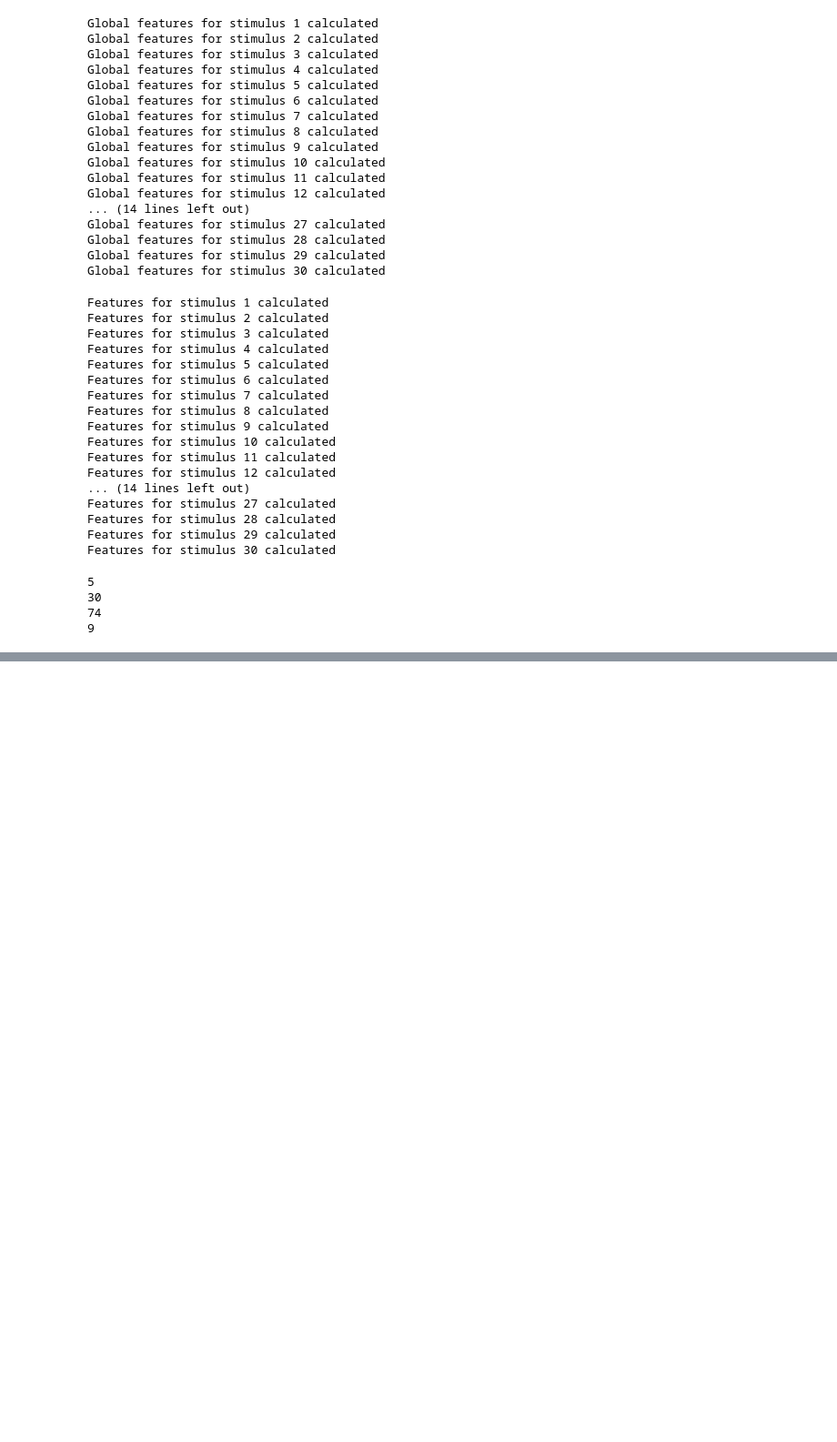
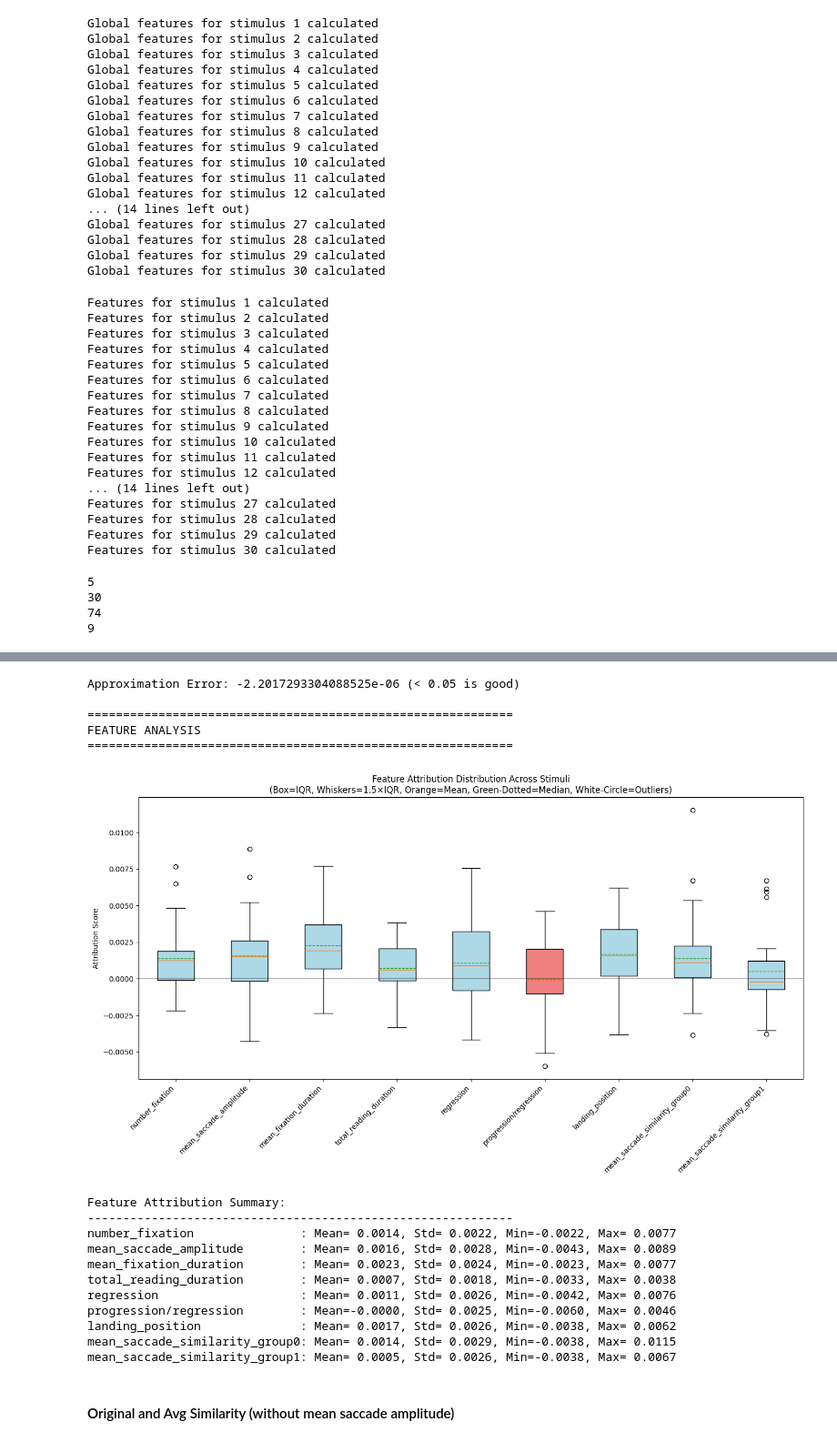
Before and after one commit to nicofilippucci/PyEyeSim, a Jupyter notebook: Notebooks/GrazDataVisualization2_Graz_cosine.ipynb, the cells around one changed output, grey strips where cells are left out. Shown at 91% size. Cells and saved outputs as stored; diff of their text form; code cells hidden in the pictures; blank space fills up the shorter version.

```diff
--- a/Notebooks/GrazDataVisualization2_Graz_cosine.ipynb
+++ b/Notebooks/GrazDataVisualization2_Graz_cosine.ipynb
@@ -785,0 +901,10 @@ print(len(test_Vals[0][0])) # 9 test subjects
+# %%
+def vectorize(SimAndFeatureVals, subj, stim, vec):
+    vector_roi = np.zeros((len(subj), 11))
+    for s, subj_id in enumerate(subj):
+        # add general features
+        Features = GlobalFeature_array[stim][subj_id]
+
+    if vec.size != 0:
+        vector_roi = np.append(vector_roi, vec, axis=1)
+    return vector_roi
@@ -976,0 +1398,63 @@ def vectorize(SimAndFeatureVals, subj, stim, vec):
+# %%
+feature_names = [
+    "number_fixation",
+    "mean_saccade_amplitude",
+    "mean_fixation_duration",
+    "total_reading_duration",
+    "regression",
+    "progression/regression",
+    "landing_position",
+    "mean_saccade_similarity_group0",
+    "mean_saccade_similarity_group1",
+]
+num_stimuli = 30
+attributions = []
+errors = []
+
+for i in range(len(results)):
+    input_tensor = results[i]['X_test']
+    target_class = results[i]['y_test']
+
+    att, err = explain_prediction(results[i]['model'], input_tensor, target_class)
+    attributions.append(att.squeeze().cpu().detach().numpy())
+    errors.append(err.cpu().numpy())
+
+# Average across folds
+attributions = np.array(attributions)
+attributions = attributions.mean(axis=0)  # Average across folds if needed
+
+if len(attributions.shape) > 1:
+    attributions = np.mean(attributions, axis=0)  # Average across subjects if needed
+
+# Reshape to get attribution matrix (features x stimuli)
+attribution_matrix = attributions.reshape(len(feature_names), num_stimuli)
+
+print(f"Approximation Error: {np.mean(errors)} (< 0.05 is good)")
+
+# Create visualizations
+print("\n" + "="*60)
+print("FEATURE ANALYSIS")
+print("="*60)
+
+# Box plot visualization
+visualize_attribution_boxplot(attribution_matrix, feature_names)
+# %% [output]
+Approximation Error: -2.2017293304088525e-06 (< 0.05 is good)
+
+============================================================
+FEATURE ANALYSIS
+============================================================
+[figure, added]
+Feature Attribution Summary:
+------------------------------------------------------------
+number_fixation               : Mean= 0.0014, Std= 0.0022, Min=-0.0022, Max= 0.0077
+mean_saccade_amplitude        : Mean= 0.0016, Std= 0.0028, Min=-0.0043, Max= 0.0089
+mean_fixation_duration        : Mean= 0.0023, Std= 0.0024, Min=-0.0023, Max= 0.0077
+total_reading_duration        : Mean= 0.0007, Std= 0.0018, Min=-0.0033, Max= 0.0038
+regression                    : Mean= 0.0011, Std= 0.0026, Min=-0.0042, Max= 0.0076
+progression/regression        : Mean=-0.0000, Std= 0.0025, Min=-0.0060, Max= 0.0046
+landing_position              : Mean= 0.0017, Std= 0.0026, Min=-0.0038, Max= 0.0062
+mean_saccade_similarity_group0: Mean= 0.0014, Std= 0.0029, Min=-0.0038, Max= 0.0115
+mean_saccade_similarity_group1: Mean= 0.0005, Std= 0.0026, Min=-0.0038, Max= 0.0067
+# %% [markdown]
+#### Original and Avg Similarity (without mean saccade amplitude)
```
Also changed, not shown: parts of 38 cells of this notebook, 2 other files.
